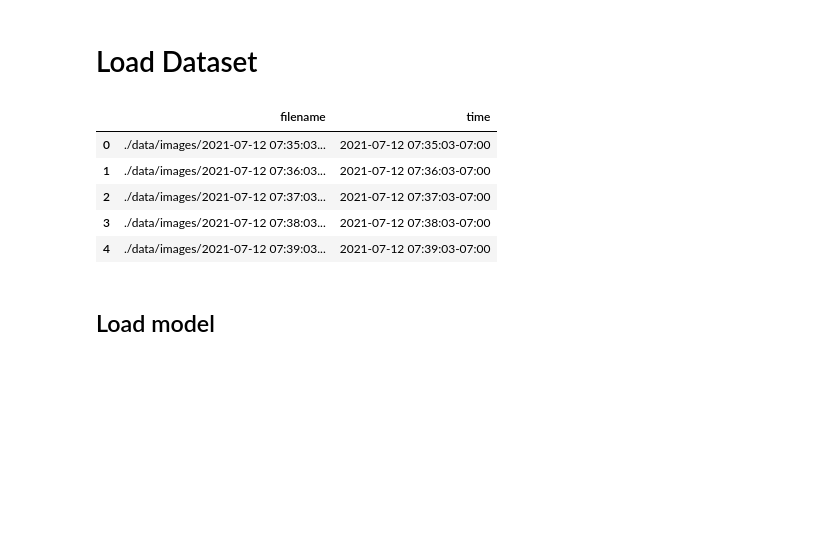
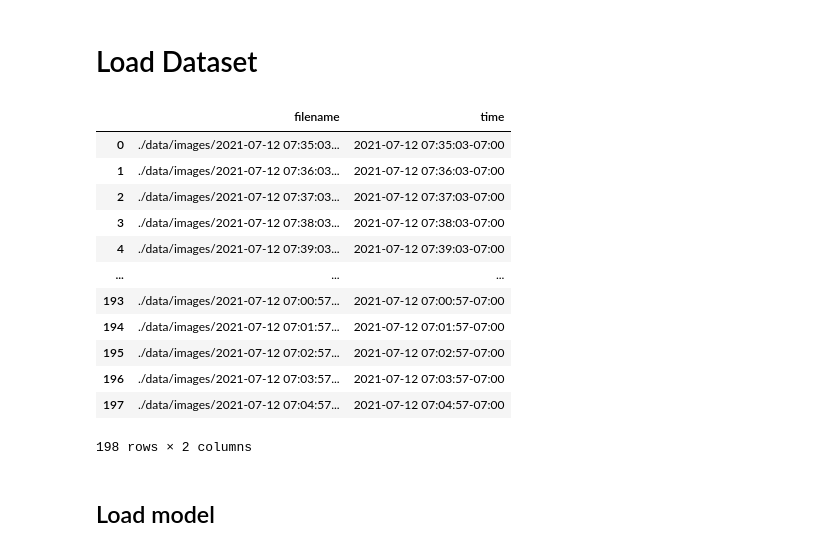
Before and after one commit to tukavic/surf-detection, a Jupyter notebook: dino/prediction_pipeline.ipynb, the cells around one changed output. Cells and saved outputs as stored; diff of their text form; code cells hidden in the pictures; blank space fills up the shorter version.

```diff
--- a/dino/prediction_pipeline.ipynb
+++ b/dino/prediction_pipeline.ipynb
@@ -21,15 +21,22 @@ os.environ['KMP_DUPLICATE_LIB_OK']='TRUE'
 # %%
 df = pd.read_csv('jacks5to8.csv', index_col=0)
 df.time = pd.to_datetime(df.time)
-df = df[:5]
+df = df
 df
 # %% [output]
 |  | filename | time |
 | 0 | ./data/images/2021-07-12 07:35:03... | 2021-07-12 07:35:03-07:00 |
 | 1 | ./data/images/2021-07-12 07:36:03... | 2021-07-12 07:36:03-07:00 |
 | 2 | ./data/images/2021-07-12 07:37:03... | 2021-07-12 07:37:03-07:00 |
 | 3 | ./data/images/2021-07-12 07:38:03... | 2021-07-12 07:38:03-07:00 |
 | 4 | ./data/images/2021-07-12 07:39:03... | 2021-07-12 07:39:03-07:00 |
+| ... | ... | ... |
+| 193 | ./data/images/2021-07-12 07:00:57... | 2021-07-12 07:00:57-07:00 |
+| 194 | ./data/images/2021-07-12 07:01:57... | 2021-07-12 07:01:57-07:00 |
+| 195 | ./data/images/2021-07-12 07:02:57... | 2021-07-12 07:02:57-07:00 |
+| 196 | ./data/images/2021-07-12 07:03:57... | 2021-07-12 07:03:57-07:00 |
+| 197 | ./data/images/2021-07-12 07:04:57... | 2021-07-12 07:04:57-07:00 |
+198 rows × 2 columns
 # %% [markdown]
 ## Load model
 # %%
```
Also changed, not shown: parts of 8 cells of this notebook, 1 other file.
